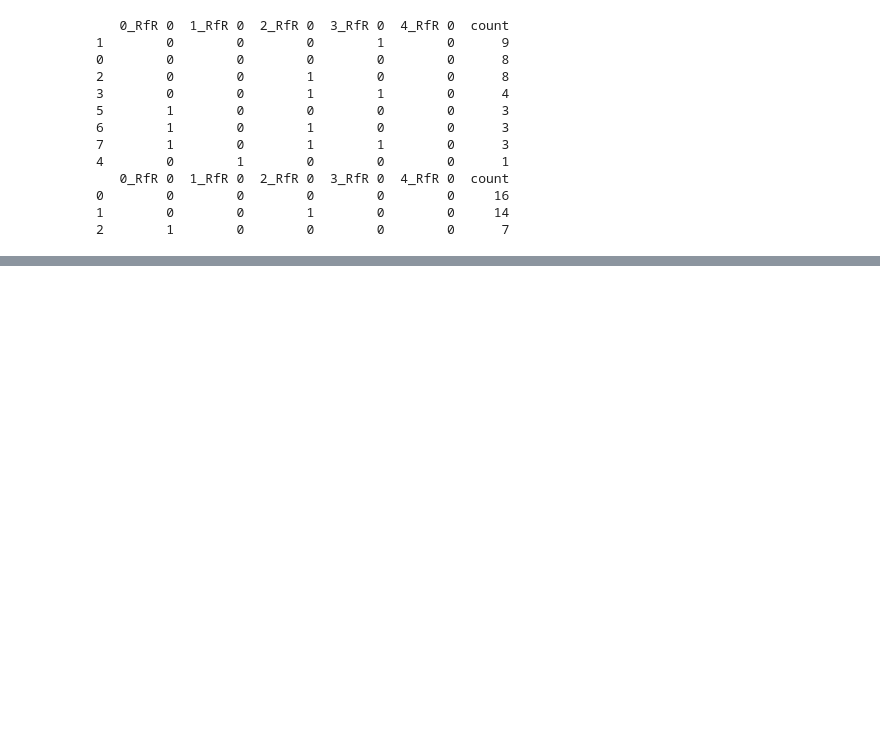
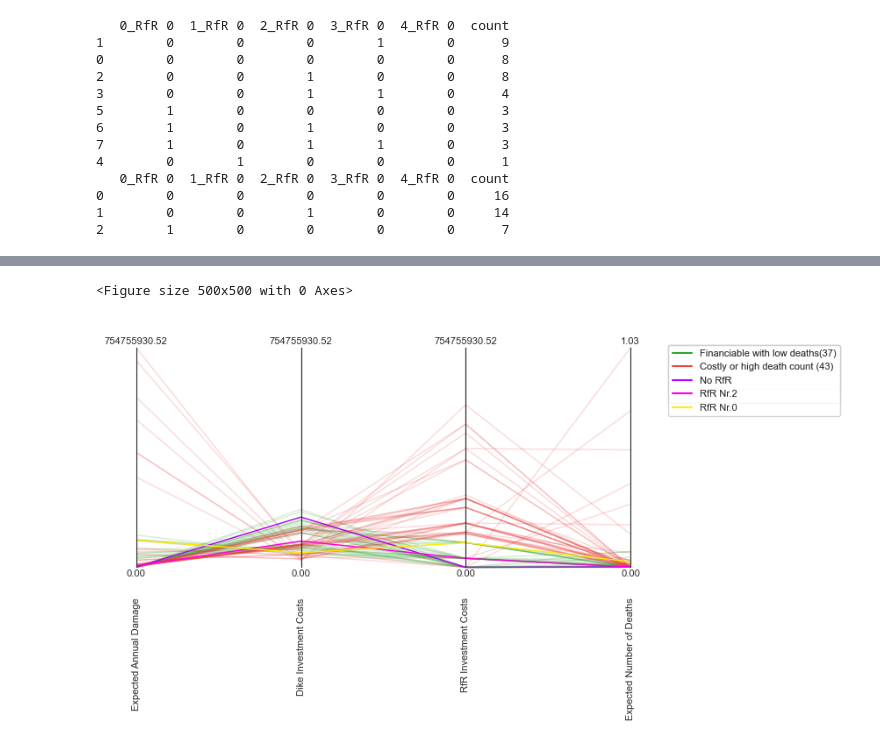
Before and after one commit to peacefulBBQ/epa141A-model, a Jupyter notebook: final assignment/01_directed_search/03_directed_search_visualization.ipynb, the cells around one changed output, grey strips where cells are left out. Saved outputs shown, nothing was run; the diff lists cells and outputs as text; code cells hidden in the pictures; blank space fills up the shorter version.

```diff
--- a/final assignment/01_directed_search/03_directed_search_visualization.ipynb
+++ b/final assignment/01_directed_search/03_directed_search_visualization.ipynb
@@ -318,0 +361,5 @@ Deventer RfR Nr.2 and Nr.3
+# %%
+get_complete_plot(run_config1, dfs[1])
+# %% [output]
+<Figure size 500x500 with 0 Axes>
+[figure, added]
```
Also changed, not shown: parts of 7 cells of this notebook, 8 other files.
